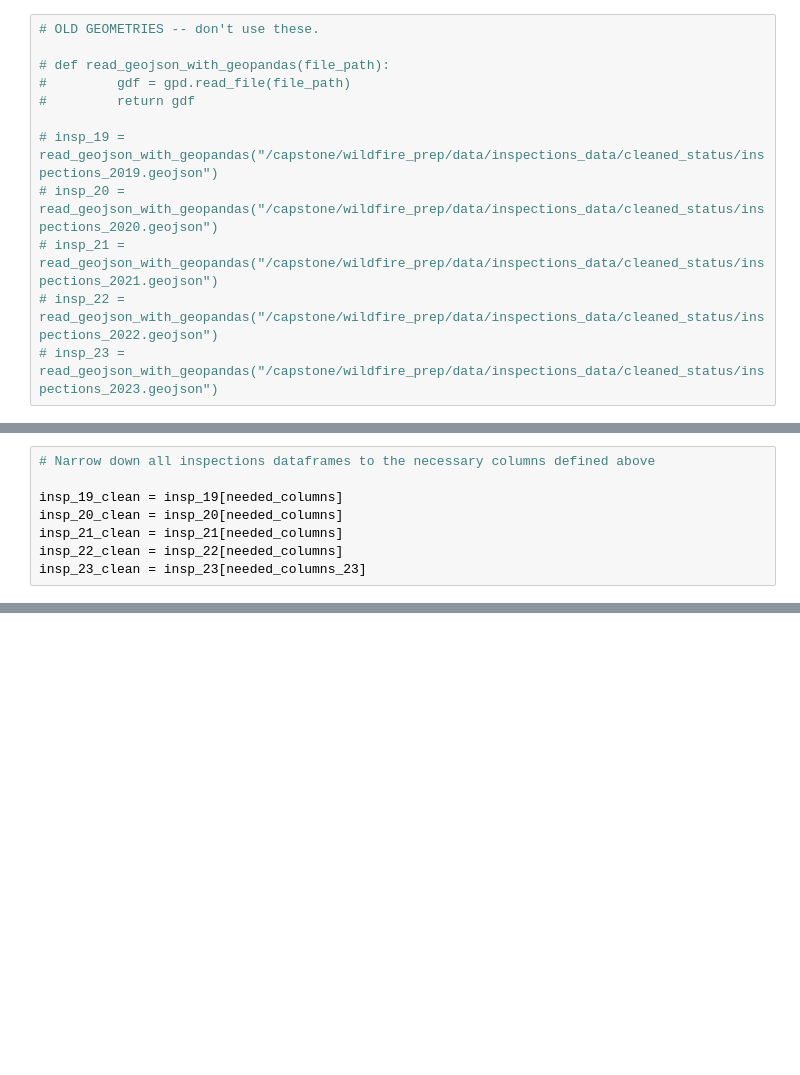
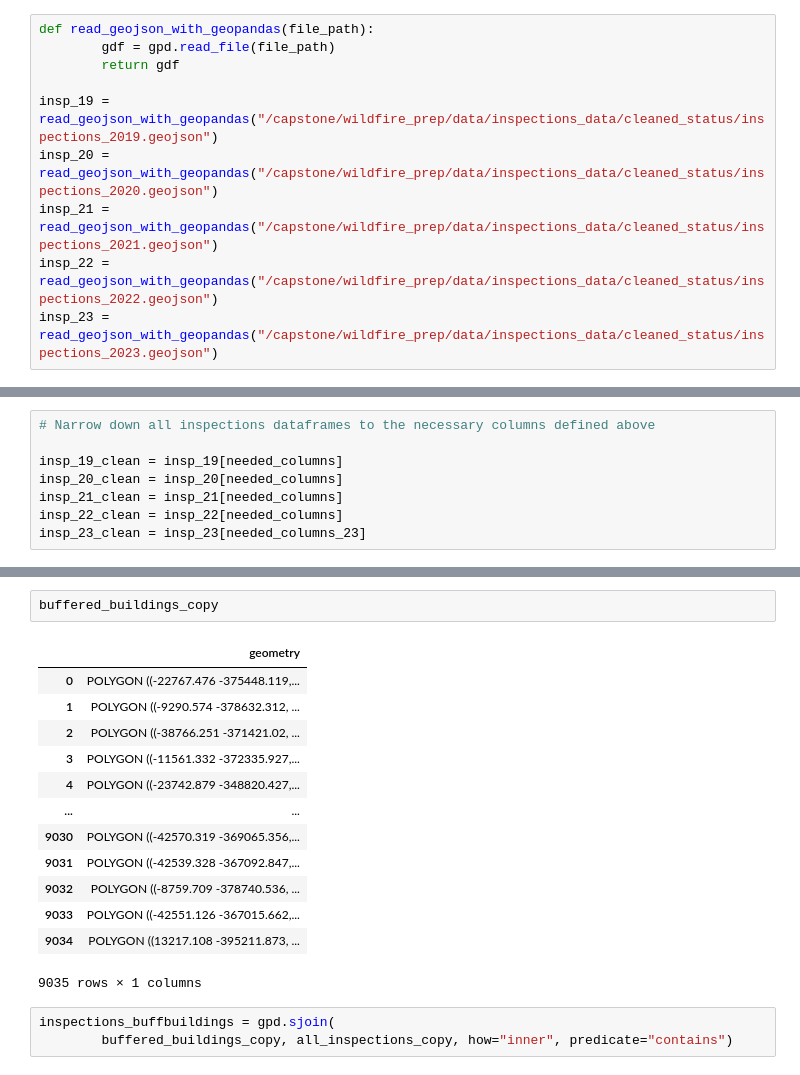
Before and after one commit to wildfire-prep/data-preparation, a Jupyter notebook: code/00_label_data/02_inspection_data_cleaning.ipynb, the cells around one changed output, grey strips where cells are left out. Cells and saved outputs as stored; diff of their text form; blank space fills up the shorter version.

```diff
--- a/code/00_label_data/02_inspection_data_cleaning.ipynb
+++ b/code/00_label_data/02_inspection_data_cleaning.ipynb
@@ -11,14 +11,12 @@ import config
 
 pd.set_option("display.max_columns", None)
 # %%
-# OLD GEOMETRIES -- don't use these.
+def read_geojson_with_geopandas(file_path):
+        gdf = gpd.read_file(file_path)
+        return gdf
 
-# def read_geojson_with_geopandas(file_path):
-#         gdf = gpd.read_file(file_path)
-#         return gdf
-
-# insp_19 = read_geojson_with_geopandas("/capstone/wildfire_prep/data/inspections_data/cleaned_status/inspections_2019.geojson")
-# insp_20 = read_geojson_with_geopandas("/capstone/wildfire_prep/data/inspections_data/cleaned_status/inspections_2020.geojson")
-# insp_21 = read_geojson_with_geopandas("/capstone/wildfire_prep/data/inspections_data/cleaned_status/inspections_2021.geojson")
-# insp_22 = read_geojson_with_geopandas("/capstone/wildfire_prep/data/inspections_data/cleaned_status/inspections_2022.geojson")
-# insp_23 = read_geojson_with_geopandas("/capstone/wildfire_prep/data/inspections_data/cleaned_status/inspections_2023.geojson")
+insp_19 = read_geojson_with_geopandas("/capstone/wildfire_prep/data/inspections_data/cleaned_status/inspections_2019.geojson")
+insp_20 = read_geojson_with_geopandas("/capstone/wildfire_prep/data/inspections_data/cleaned_status/inspections_2020.geojson")
+insp_21 = read_geojson_with_geopandas("/capstone/wildfire_prep/data/inspections_data/cleaned_status/inspections_2021.geojson")
+insp_22 = read_geojson_with_geopandas("/capstone/wildfire_prep/data/inspections_data/cleaned_status/inspections_2022.geojson")
+insp_23 = read_geojson_with_geopandas("/capstone/wildfire_prep/data/inspections_data/cleaned_status/inspections_2023.geojson")
@@ -351,0 +138,19 @@ For the rest of the columns, investigate whether to keep them on a case by case
+# %%
+buffered_buildings_copy
+# %% [output]
+|  | geometry |
+| 0 | POLYGON ((-22767.476 -375448.119,... |
+| 1 | POLYGON ((-9290.574 -378632.312, ... |
+| 2 | POLYGON ((-38766.251 -371421.02, ... |
+| 3 | POLYGON ((-11561.332 -372335.927,... |
+| 4 | POLYGON ((-23742.879 -348820.427,... |
+| ... | ... |
+| 9030 | POLYGON ((-42570.319 -369065.356,... |
+| 9031 | POLYGON ((-42539.328 -367092.847,... |
+| 9032 | POLYGON ((-8759.709 -378740.536, ... |
+| 9033 | POLYGON ((-42551.126 -367015.662,... |
+| 9034 | POLYGON ((13217.108 -395211.873, ... |
+9035 rows × 1 columns
+# %%
+inspections_buffbuildings = gpd.sjoin(
+        buffered_buildings_copy, all_inspections_copy, how="inner", predicate="contains")
```
Also changed, not shown: parts of 41 cells of this notebook.
